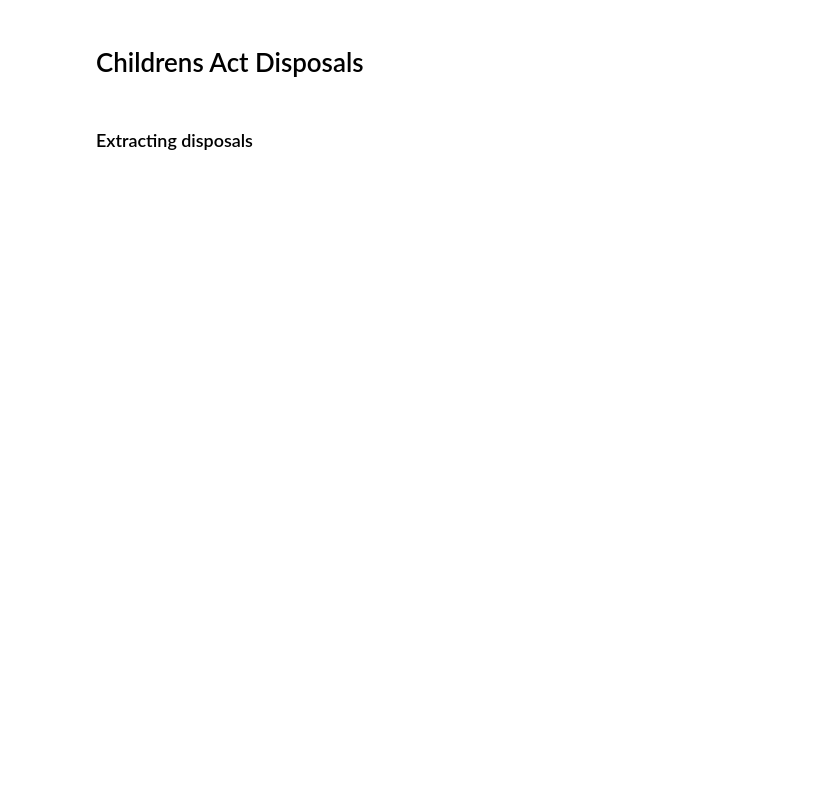
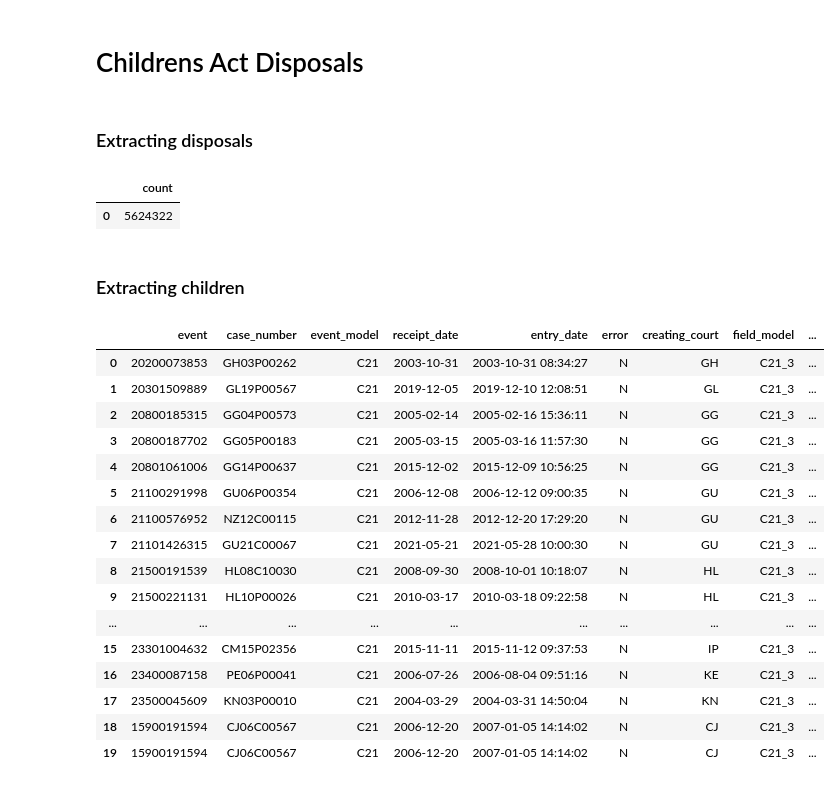
Before and after one commit to moj-analytical-services/FCSQ_data, a Jupyter notebook: data/ca_act_disps.ipynb, the cells around one changed output. Cells and saved outputs as stored; diff of their text form; code cells hidden in the pictures; blank space fills up the shorter version.

Commit message:
children added to orders

```diff
--- a/data/ca_act_disps.ipynb
+++ b/data/ca_act_disps.ipynb
@@ -72,3 +77,10 @@ WHERE
 """
 
 pydb.create_temp_table (d1,"ca_disps")
+# %%
+pydb.read_sql_query ("select count(*) count from __temp__.ca_disps where extract (year from receipt_date) > 2010")
+# %% [output]
+|  | count |
+| 0 | 5624322 |
+# %% [markdown]
+### Extracting children
@@ -75,2 +110,20 @@ pydb.create_temp_table (d1,"ca_disps")
 # %%
-pydb.read_sql_query ("select * from __temp__.ca_disps")
+pydb.read_sql_query ("select * from __temp__.ca_disps_child_event limit 20")
+# %% [output]
+|  | event | case_number | event_model | receipt_date | entry_date | error | creating_court | field_model | ... |
+| 0 | 20200073853 | GH03P00262 | C21 | 2003-10-31 | 2003-10-31 08:34:27 | N | GH | C21_3 | ... |
+| 1 | 20301509889 | GL19P00567 | C21 | 2019-12-05 | 2019-12-10 12:08:51 | N | GL | C21_3 | ... |
+| 2 | 20800185315 | GG04P00573 | C21 | 2005-02-14 | 2005-02-16 15:36:11 | N | GG | C21_3 | ... |
+| 3 | 20800187702 | GG05P00183 | C21 | 2005-03-15 | 2005-03-16 11:57:30 | N | GG | C21_3 | ... |
+| 4 | 20801061006 | GG14P00637 | C21 | 2015-12-02 | 2015-12-09 10:56:25 | N | GG | C21_3 | ... |
+| 5 | 21100291998 | GU06P00354 | C21 | 2006-12-08 | 2006-12-12 09:00:35 | N | GU | C21_3 | ... |
+| 6 | 21100576952 | NZ12C00115 | C21 | 2012-11-28 | 2012-12-20 17:29:20 | N | GU | C21_3 | ... |
+| 7 | 21101426315 | GU21C00067 | C21 | 2021-05-21 | 2021-05-28 10:00:30 | N | GU | C21_3 | ... |
+| 8 | 21500191539 | HL08C10030 | C21 | 2008-09-30 | 2008-10-01 10:18:07 | N | HL | C21_3 | ... |
+| 9 | 21500221131 | HL10P00026 | C21 | 2010-03-17 | 2010-03-18 09:22:58 | N | HL | C21_3 | ... |
+| ... | ... | ... | ... | ... | ... | ... | ... | ... | ... |
+| 15 | 23301004632 | CM15P02356 | C21 | 2015-11-11 | 2015-11-12 09:37:53 | N | IP | C21_3 | ... |
+| 16 | 23400087158 | PE06P00041 | C21 | 2006-07-26 | 2006-08-04 09:51:16 | N | KE | C21_3 | ... |
+| 17 | 23500045609 | KN03P00010 | C21 | 2004-03-29 | 2004-03-31 14:50:04 | N | KN | C21_3 | ... |
+| 18 | 15900191594 | CJ06C00567 | C21 | 2006-12-20 | 2007-01-05 14:14:02 | N | CJ | C21_3 | ... |
+| 19 | 15900191594 | CJ06C00567 | C21 | 2006-12-20 | 2007-01-05 14:14:02 | N | CJ | C21_3 | ... |
```
Also changed, not shown: parts of 5 cells of this notebook.
